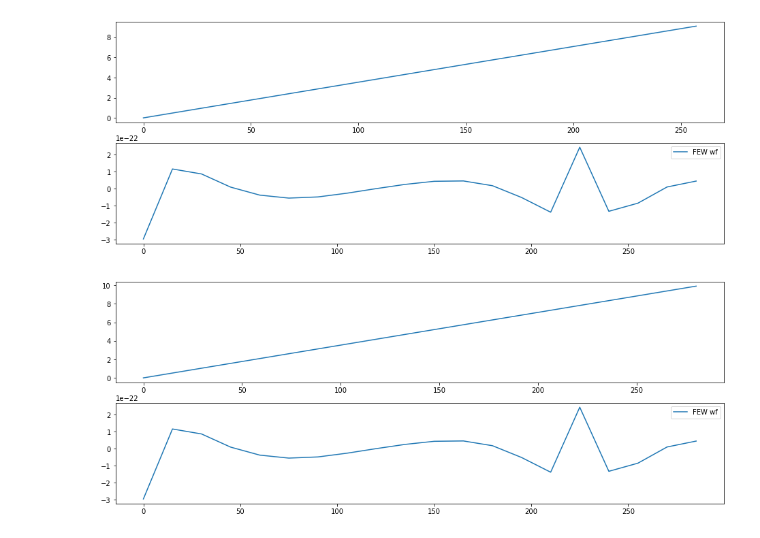
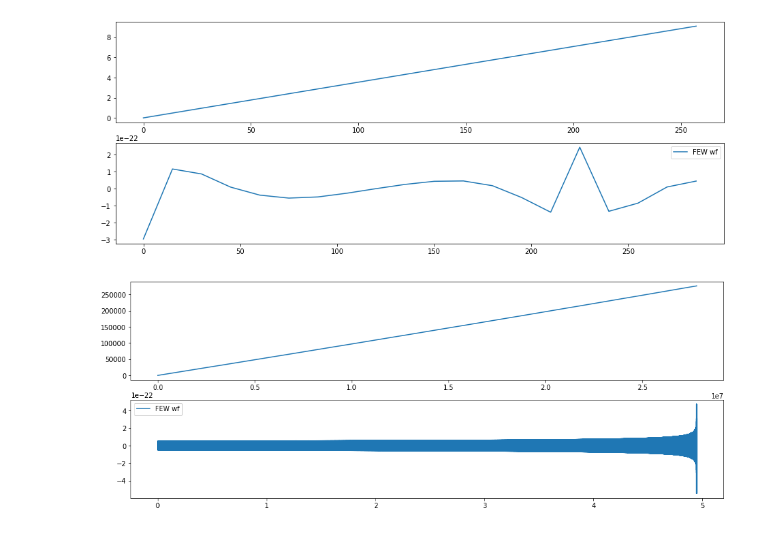
Before and after one commit to Shaun-F/GWGenerator, a Jupyter notebook: debugging/CompareMyCodeToFEW.ipynb, the cells around one changed output. Saved outputs shown, nothing was run; the diff lists cells and outputs as text; code cells hidden in the pictures.

```diff
--- a/debugging/CompareMyCodeToFEW.ipynb
+++ b/debugging/CompareMyCodeToFEW.ipynb
@@ -17,11 +17,14 @@ from few.utils.utility import *
 import GWGen
 from GWGen.WFGenerator import *
 
+from astropy.units import yr,s
+SecPerYR = yr.to(s)
+
 M = 1e5
 mu = 1e1
 a = 0.9
-p0 = 10.0
-e0 = 0.6
+p0 = 35.1
+e0 = 0.1
 iota0 = 0.0
 Y0 = np.cos(iota0)
 Phi_phi0 = 0.
@@ -36,13 +39,13 @@ phiK = 0.8
 dist = 1.0
 mich = False
 dt = 15.0
-T = 2
+T = 5
 
 use_gpu = False
 
 # keyword arguments for inspiral generator (RunKerrGenericPn5Inspiral)
 inspiralkwargs = {
-    "max_init_len": int(1e3),  # all of the trajectories will be well under len = 1000
+    "max_init_len": int(1e4),  # all of the trajectories will be well under len = 1000
     "npoints":100,
     "dense_output":True
 }
@@ -189,12 +192,14 @@ ax[1].legend();
 [figure]
 # %%
 inxsa = 0
-inxso = 20
+inxso = -1
 trajinxsa = 0
 trajinxso = 26
+t = np.arange(len(MYwf)) * dt
+
 fig,ax = plt.subplots(2,1,figsize=(16,6))
 ax[0].plot(MYtraj[0][trajinxsa:trajinxso], MYtraj[4][trajinxsa:trajinxso])
-ax[1].plot(tf[inxsa:inxso], mywf.real[inxsa:inxso], label="FEW wf");
+ax[1].plot(t[inxsa:inxso]/SecPerYR, MYwf.real[inxsa:inxso], label="FEW wf");
 ax[1].legend();
 # %% [output]
-[figure, old version]
+[figure, new version]
```
Also changed, not shown: parts of 2 cells of this notebook, 3 other files.
